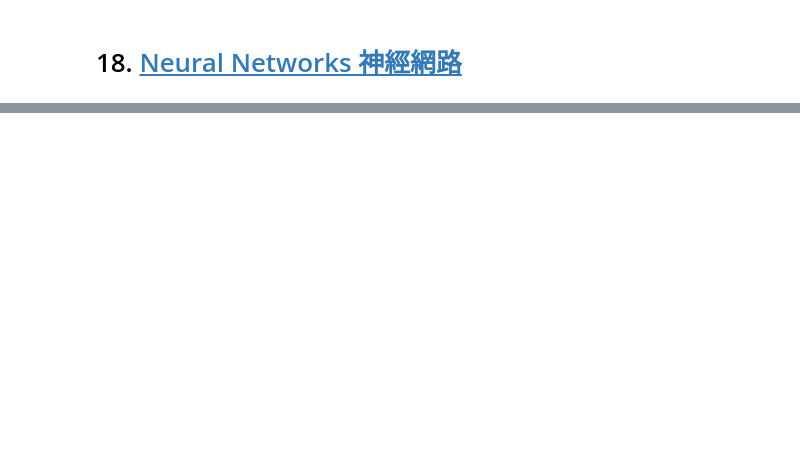
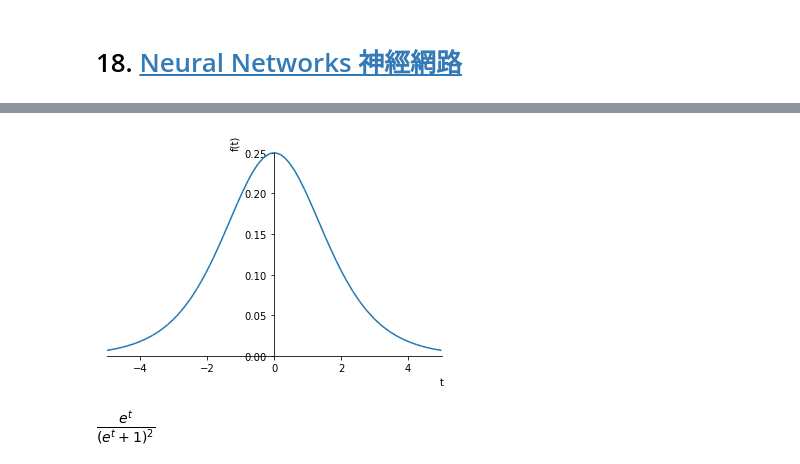
Before and after one commit to Wei1234c/Data_Science_from_Scratch, a Jupyter notebook: notebooks/18. Neural Networks 神經網路.ipynb, the cells around one changed output, grey strips where cells are left out. Saved outputs shown, nothing was run; the diff lists cells and outputs as text; code cells hidden in the pictures; blank space fills up the shorter version.

```diff
--- a/notebooks/18. Neural Networks 神經網路.ipynb
+++ b/notebooks/18. Neural Networks 神經網路.ipynb
@@ -239,0 +118,10 @@ if __name__ == "__main__":
+# %%
+# sigmoid 的導函數
+
+expr_simoid_prime = Derivative(expr_sigmoid, t).doit()
+expr_simoid_prime = simplify(expr_simoid_prime)
+plot(expr_simoid_prime, (t, -5, 5));
+expr_simoid_prime
+# %% [output]
+[figure, added]
+[figure, added]
```
Also changed, not shown: parts of 29 cells of this notebook, 11 other files.
